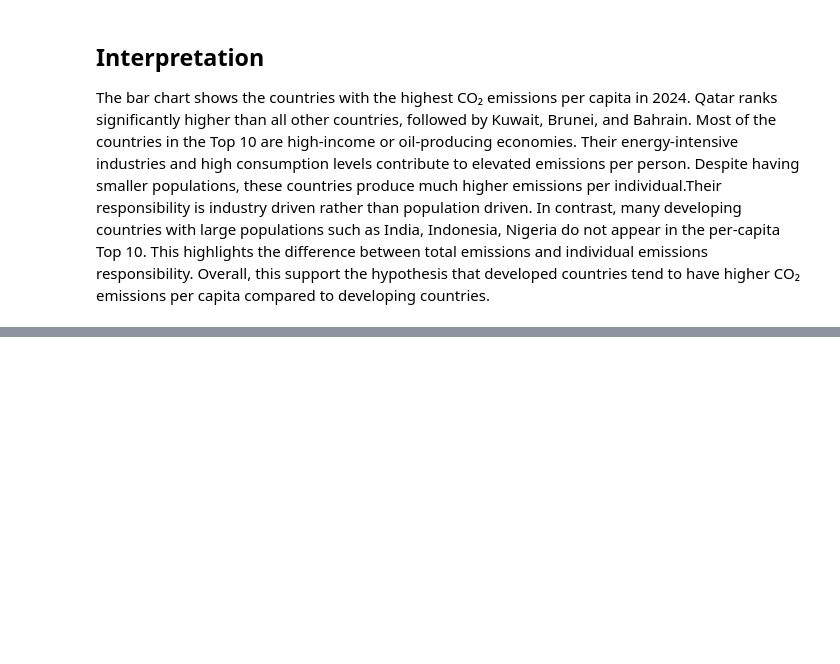
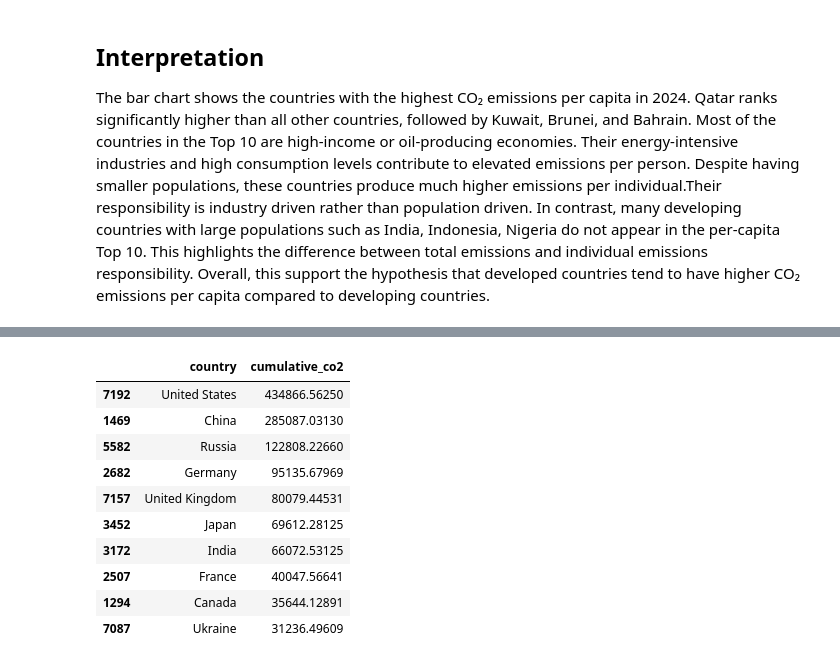
Before and after one commit to funmiafola/Global-Co2-Emissions-Responsibility, a Jupyter notebook: jupyter_notebooks/EDA_Co2_Responsibility.ipynb, the cells around one changed output, grey strips where cells are left out. Cells and saved outputs as stored; diff of their text form; code cells hidden in the pictures; blank space fills up the shorter version.

```diff
--- a/jupyter_notebooks/EDA_Co2_Responsibility.ipynb
+++ b/jupyter_notebooks/EDA_Co2_Responsibility.ipynb
@@ -243,0 +276,16 @@ Overall, this support the hypothesis that developed countries tend to have highe
+# %%
+# Top 10 countries by historical cumulative emissions (latest year cumulative)
+top10_cumulative = df_latest_year.sort_values(by='cumulative_co2', ascending=False).head(10)
+top10_cumulative[['country', 'cumulative_co2']]
+# %% [output]
+|  | country | cumulative_co2 |
+| 7192 | United States | 434866.56250 |
+| 1469 | China | 285087.03130 |
+| 5582 | Russia | 122808.22660 |
+| 2682 | Germany | 95135.67969 |
+| 7157 | United Kingdom | 80079.44531 |
+| 3452 | Japan | 69612.28125 |
+| 3172 | India | 66072.53125 |
+| 2507 | France | 40047.56641 |
+| 1294 | Canada | 35644.12891 |
+| 7087 | Ukraine | 31236.49609 |
```
Also changed, not shown: parts of 17 cells of this notebook.
